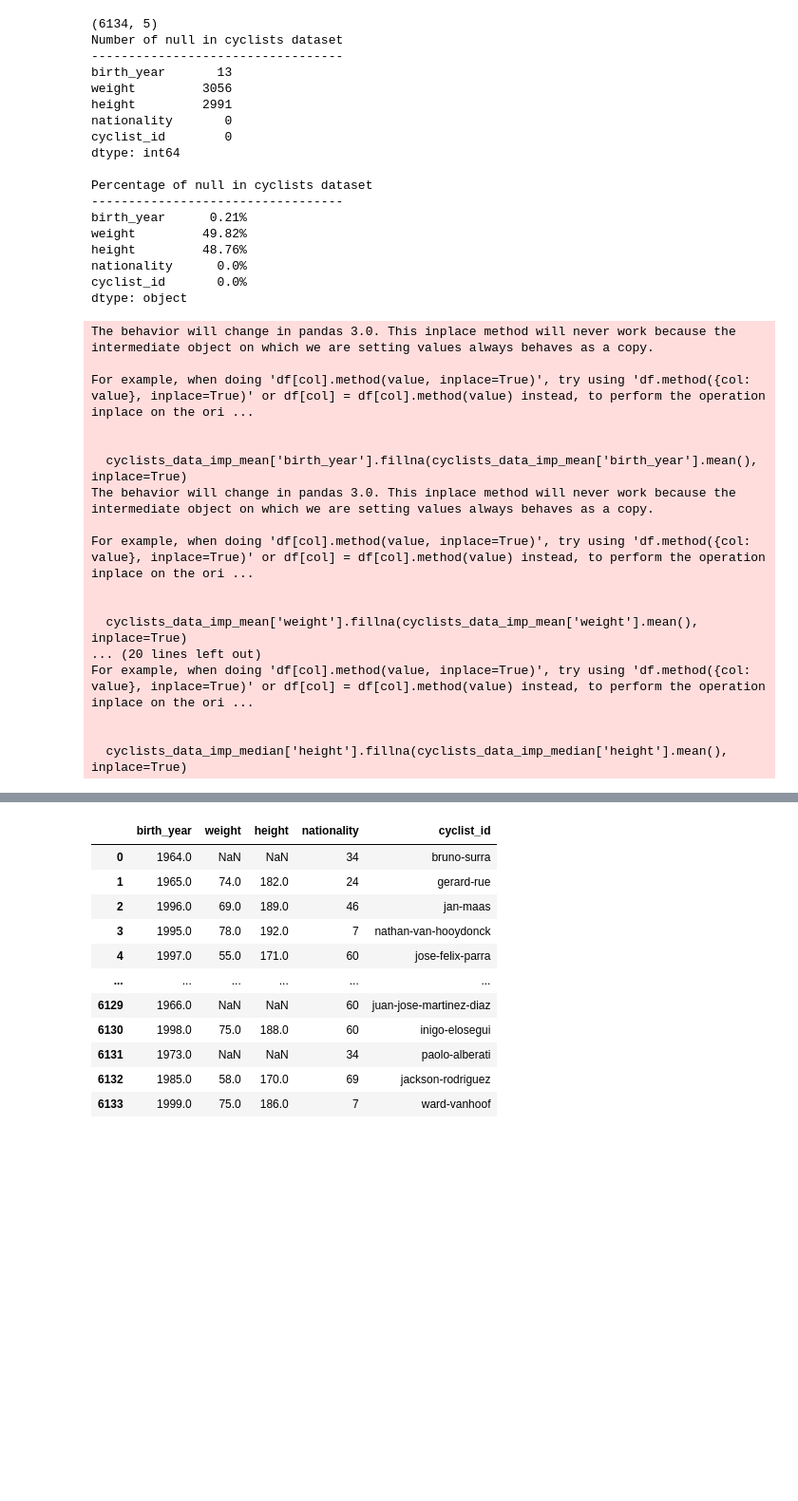
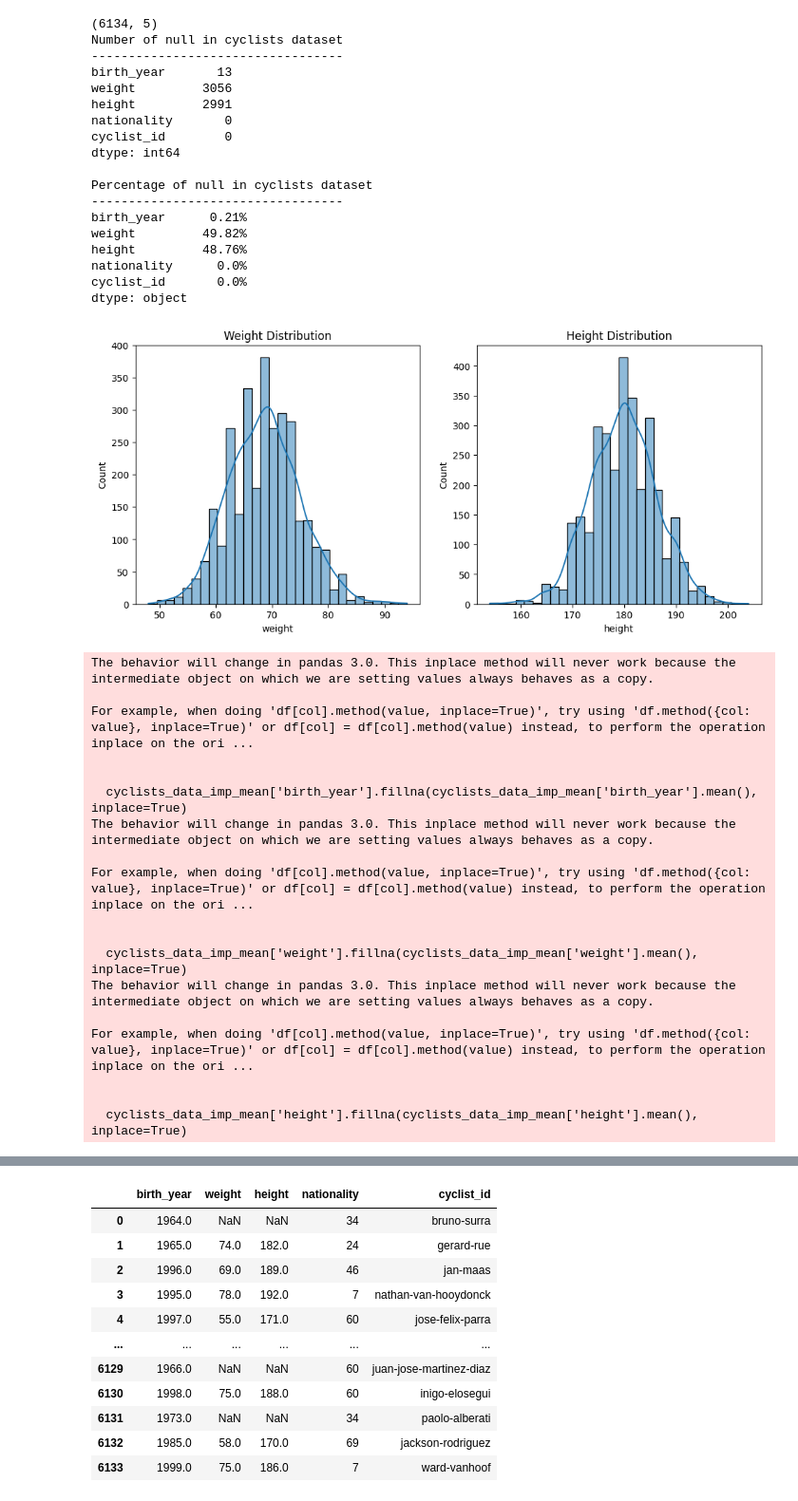
Before and after one commit to mariaviv27/Machine-Learning-Avanzado, a Jupyter notebook: machinelearning.ipynb, the cells around one changed output, grey strips where cells are left out. Shown: that part at 95% size. Saved outputs shown, nothing was run; the diff lists cells and outputs as text; code cells hidden in the pictures; blank space fills up the shorter version.

```diff
--- a/machinelearning.ipynb
+++ b/machinelearning.ipynb
@@ -235,16 +239,32 @@ height         48.76%
 nationality      0.0%
 cyclist_id       0.0%
 dtype: object
+# %%
+fig, axes = plt.subplots(1, 2, figsize=(12, 5))
+
+sns.histplot(cyclists_data['weight'], bins=30, kde=True, ax=axes[0])
+axes[0].set_title('Weight Distribution')
+
+sns.histplot(cyclists_data['height'], bins=30, kde=True, ax=axes[1])
+axes[1].set_title('Height Distribution')
+
+plt.show()
+# %% [output]
+[figure, added]
 # %%
 cyclists_data_imp_mean = cyclists_data.copy()
+
+cyclists_data_imp_mean['birth_year_missing'] = np.where(cyclists_data_imp_mean['birth_year'].isna(), 1, 0)
+cyclists_data_imp_mean['weight_missing'] = np.where(cyclists_data_imp_mean['weight'].isna(), 1, 0)
+
 cyclists_data_imp_mean['birth_year'].fillna(cyclists_data_imp_mean['birth_year'].mean(), inplace=True)
 cyclists_data_imp_mean['weight'].fillna(cyclists_data_imp_mean['weight'].mean(), inplace=True)
 cyclists_data_imp_mean['height'].fillna(cyclists_data_imp_mean['height'].mean(), inplace=True)
 
-cyclists_data_imp_median = cyclists_data.copy()
-cyclists_data_imp_median['birth_year'].fillna(cyclists_data_imp_median['birth_year'].mean(), inplace=True)
-cyclists_data_imp_median['weight'].fillna(cyclists_data_imp_median['weight'].mean(), inplace=True)
-cyclists_data_imp_median['height'].fillna(cyclists_data_imp_median['height'].mean(), inplace=True)
+# cyclists_data_imp_median = cyclists_data.copy()
+# cyclists_data_imp_median['birth_year'].fillna(cyclists_data_imp_median['birth_year'].mean(), inplace=True)
+# cyclists_data_imp_median['weight'].fillna(cyclists_data_imp_median['weight'].mean(), inplace=True)
+# cyclists_data_imp_median['height'].fillna(cyclists_data_imp_median['height'].mean(), inplace=True)
 # %% [output]
 The behavior will change in pandas 3.0. This inplace method will never work because the intermediate object on which we are setting values always behaves as a copy.
 
@@ -258,11 +278,12 @@ For example, when doing 'df[col].method(value, inplace=True)', try using 'df.met
 
 
   cyclists_data_imp_mean['weight'].fillna(cyclists_data_imp_mean['weight'].mean(), inplace=True)
-... (20 lines left out)
+The behavior will change in pandas 3.0. This inplace method will never work because the intermediate object on which we are setting values always behaves as a copy.
+
 For example, when doing 'df[col].method(value, inplace=True)', try using 'df.method({col: value}, inplace=True)' or df[col] = df[col].method(value) instead, to perform the operation inplace on the ori ...
 
 
-  cyclists_data_imp_median['height'].fillna(cyclists_data_imp_median['height'].mean(), inplace=True)
+  cyclists_data_imp_mean['height'].fillna(cyclists_data_imp_mean['height'].mean(), inplace=True)
 # %%
 print("Correlation between columns")
 print("----------------------------------")
```
Also changed, not shown: parts of 13 cells of this notebook.
